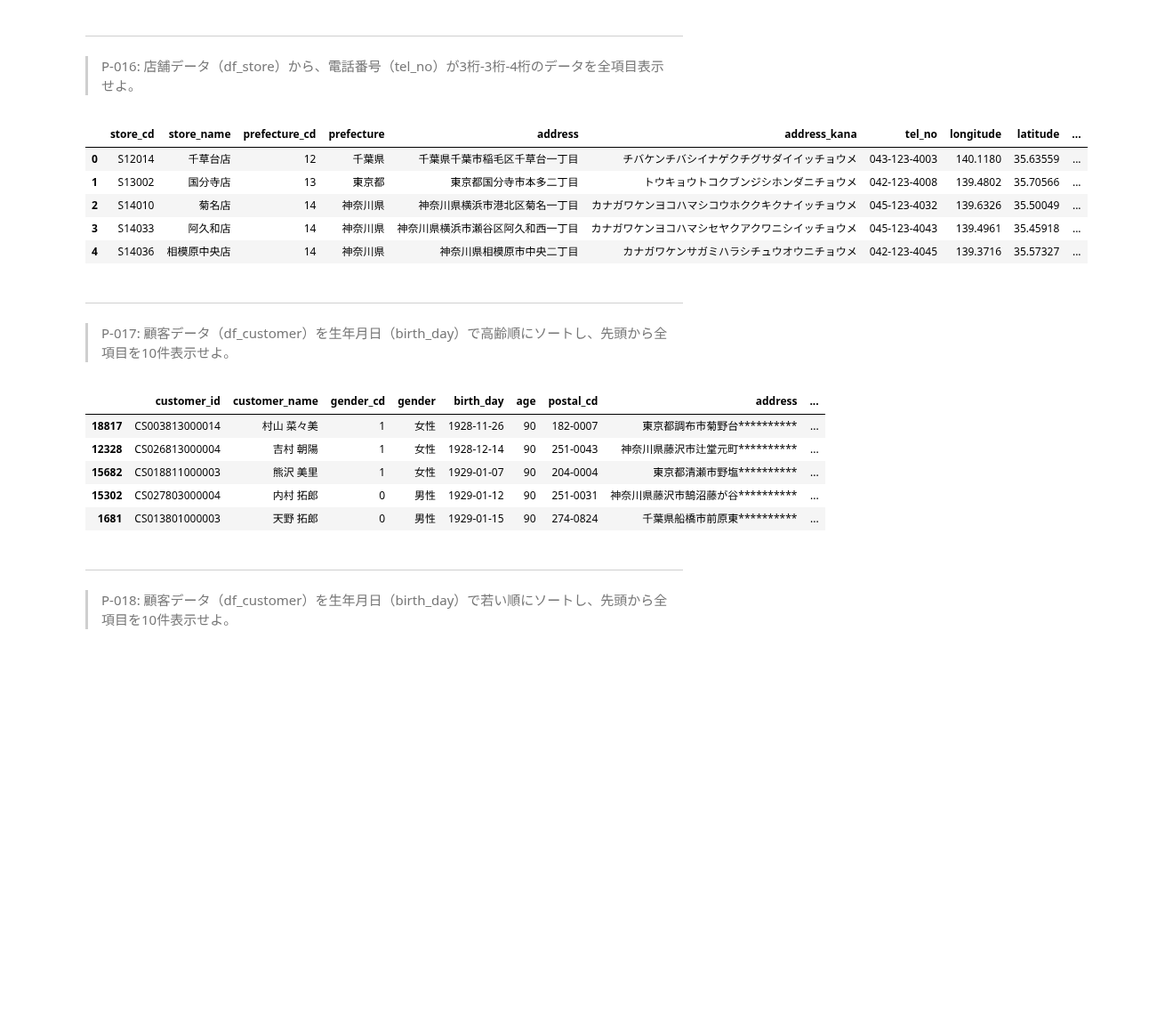
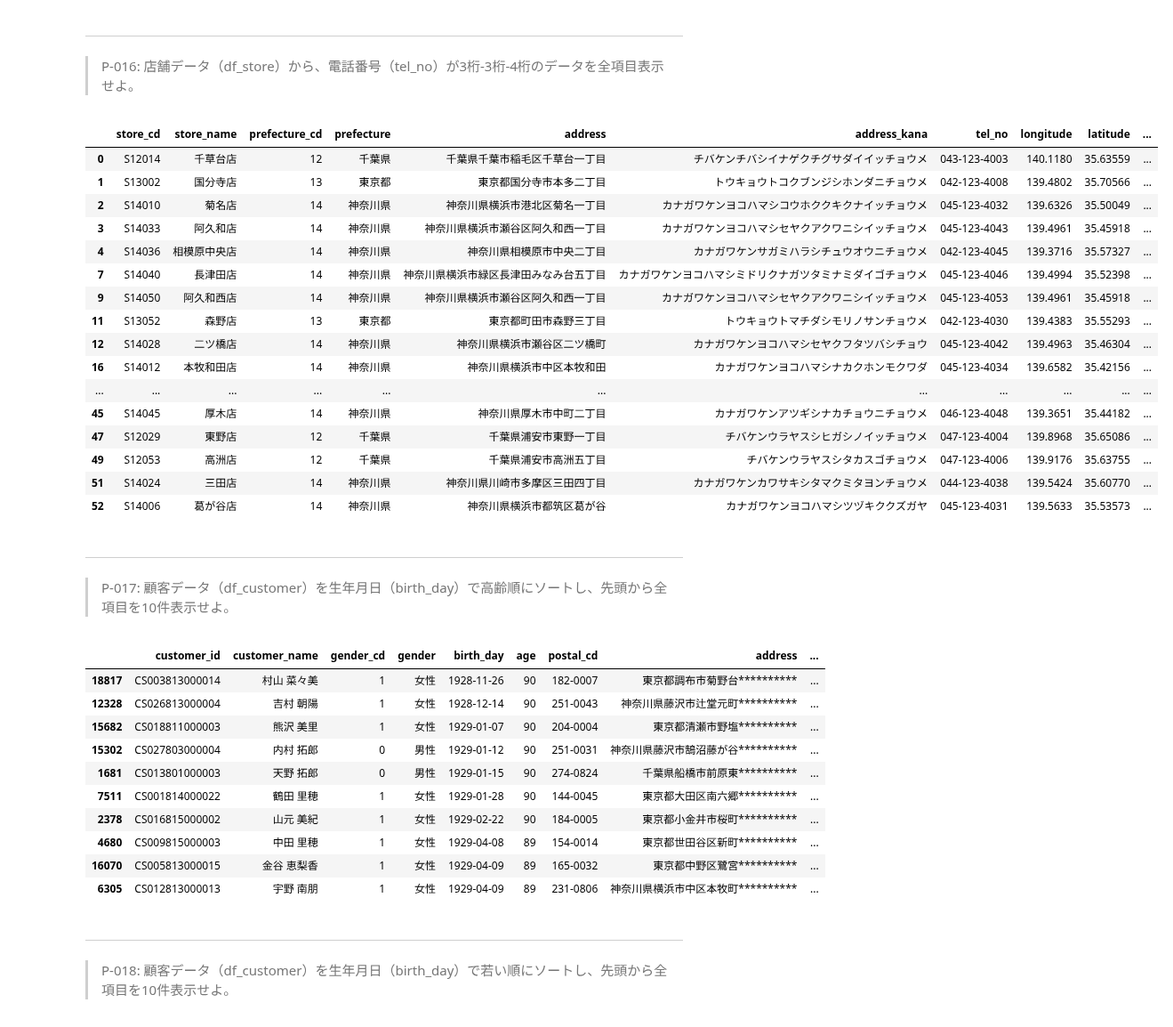
Before and after one commit to takunton/ds, a Jupyter notebook: work/ds_100/preprocess_knock_Python_Colab_ipynb.ipynb, the cells around one changed output. Shown at 89% size. Saved outputs shown, nothing was run; the diff lists cells and outputs as text; code cells hidden in the pictures; blank space fills up the shorter version.

```diff
--- a/work/ds_100/preprocess_knock_Python_Colab_ipynb.ipynb
+++ b/work/ds_100/preprocess_knock_Python_Colab_ipynb.ipynb
@@ -353,19 +336,30 @@ df_customer[df_customer['status_cd'].str.match('^[A-F].*[0-9]$')].head(10)
 ---
 > P-016: 店舗データ（df_store）から、電話番号（tel_no）が3桁-3桁-4桁のデータを全項目表示せよ。
 # %%
-df_store[df_store['tel_no'].str.match('[0-9]{3}-[0-9]{3}-[0-9]{4}')].head(5)
+df_store[df_store['tel_no'].str.match('[0-9]{3}-[0-9]{3}-[0-9]{4}')]
 # %% [output]
 |  | store_cd | store_name | prefecture_cd | prefecture | address | address_kana | tel_no | longitude | latitude | ... |
 | 0 | S12014 | 千草台店 | 12 | 千葉県 | 千葉県千葉市稲毛区千草台一丁目 | チバケンチバシイナゲクチグサダイイッチョウメ | 043-123-4003 | 140.1180 | 35.63559 | ... |
 | 1 | S13002 | 国分寺店 | 13 | 東京都 | 東京都国分寺市本多二丁目 | トウキョウトコクブンジシホンダニチョウメ | 042-123-4008 | 139.4802 | 35.70566 | ... |
 | 2 | S14010 | 菊名店 | 14 | 神奈川県 | 神奈川県横浜市港北区菊名一丁目 | カナガワケンヨコハマシコウホククキクナイッチョウメ | 045-123-4032 | 139.6326 | 35.50049 | ... |
 | 3 | S14033 | 阿久和店 | 14 | 神奈川県 | 神奈川県横浜市瀬谷区阿久和西一丁目 | カナガワケンヨコハマシセヤクアクワニシイッチョウメ | 045-123-4043 | 139.4961 | 35.45918 | ... |
 | 4 | S14036 | 相模原中央店 | 14 | 神奈川県 | 神奈川県相模原市中央二丁目 | カナガワケンサガミハラシチュウオウニチョウメ | 042-123-4045 | 139.3716 | 35.57327 | ... |
+| 7 | S14040 | 長津田店 | 14 | 神奈川県 | 神奈川県横浜市緑区長津田みなみ台五丁目 | カナガワケンヨコハマシミドリクナガツタミナミダイゴチョウメ | 045-123-4046 | 139.4994 | 35.52398 | ... |
+| 9 | S14050 | 阿久和西店 | 14 | 神奈川県 | 神奈川県横浜市瀬谷区阿久和西一丁目 | カナガワケンヨコハマシセヤクアクワニシイッチョウメ | 045-123-4053 | 139.4961 | 35.45918 | ... |
+| 11 | S13052 | 森野店 | 13 | 東京都 | 東京都町田市森野三丁目 | トウキョウトマチダシモリノサンチョウメ | 042-123-4030 | 139.4383 | 35.55293 | ... |
+| 12 | S14028 | 二ツ橋店 | 14 | 神奈川県 | 神奈川県横浜市瀬谷区二ツ橋町 | カナガワケンヨコハマシセヤクフタツバシチョウ | 045-123-4042 | 139.4963 | 35.46304 | ... |
+| 16 | S14012 | 本牧和田店 | 14 | 神奈川県 | 神奈川県横浜市中区本牧和田 | カナガワケンヨコハマシナカクホンモクワダ | 045-123-4034 | 139.6582 | 35.42156 | ... |
+| ... | ... | ... | ... | ... | ... | ... | ... | ... | ... | ... |
+| 45 | S14045 | 厚木店 | 14 | 神奈川県 | 神奈川県厚木市中町二丁目 | カナガワケンアツギシナカチョウニチョウメ | 046-123-4048 | 139.3651 | 35.44182 | ... |
+| 47 | S12029 | 東野店 | 12 | 千葉県 | 千葉県浦安市東野一丁目 | チバケンウラヤスシヒガシノイッチョウメ | 047-123-4004 | 139.8968 | 35.65086 | ... |
+| 49 | S12053 | 高洲店 | 12 | 千葉県 | 千葉県浦安市高洲五丁目 | チバケンウラヤスシタカスゴチョウメ | 047-123-4006 | 139.9176 | 35.63755 | ... |
+| 51 | S14024 | 三田店 | 14 | 神奈川県 | 神奈川県川崎市多摩区三田四丁目 | カナガワケンカワサキシタマクミタヨンチョウメ | 044-123-4038 | 139.5424 | 35.60770 | ... |
+| 52 | S14006 | 葛が谷店 | 14 | 神奈川県 | 神奈川県横浜市都筑区葛が谷 | カナガワケンヨコハマシツヅキククズガヤ | 045-123-4031 | 139.5633 | 35.53573 | ... |
 # %% [markdown]
 ---
 > P-017: 顧客データ（df_customer）を生年月日（birth_day）で高齢順にソートし、先頭から全項目を10件表示せよ。
 # %%
-df_customer.sort_values('birth_day').head(5)
+df_customer.sort_values('birth_day').head(10)
 # %% [output]
 |  | customer_id | customer_name | gender_cd | gender | birth_day | age | postal_cd | address | ... |
 | 18817 | CS003813000014 | 村山 菜々美 | 1 | 女性 | 1928-11-26 | 90 | 182-0007 | 東京都調布市菊野台********** | ... |
@@ -373,6 +367,11 @@ df_customer.sort_values('birth_day').head(5)
 | 15682 | CS018811000003 | 熊沢 美里 | 1 | 女性 | 1929-01-07 | 90 | 204-0004 | 東京都清瀬市野塩********** | ... |
 | 15302 | CS027803000004 | 内村 拓郎 | 0 | 男性 | 1929-01-12 | 90 | 251-0031 | 神奈川県藤沢市鵠沼藤が谷********** | ... |
 | 1681 | CS013801000003 | 天野 拓郎 | 0 | 男性 | 1929-01-15 | 90 | 274-0824 | 千葉県船橋市前原東********** | ... |
+| 7511 | CS001814000022 | 鶴田 里穂 | 1 | 女性 | 1929-01-28 | 90 | 144-0045 | 東京都大田区南六郷********** | ... |
+| 2378 | CS016815000002 | 山元 美紀 | 1 | 女性 | 1929-02-22 | 90 | 184-0005 | 東京都小金井市桜町********** | ... |
+| 4680 | CS009815000003 | 中田 里穂 | 1 | 女性 | 1929-04-08 | 89 | 154-0014 | 東京都世田谷区新町********** | ... |
+| 16070 | CS005813000015 | 金谷 恵梨香 | 1 | 女性 | 1929-04-09 | 89 | 165-0032 | 東京都中野区鷺宮********** | ... |
+| 6305 | CS012813000013 | 宇野 南朋 | 1 | 女性 | 1929-04-09 | 89 | 231-0806 | 神奈川県横浜市中区本牧町********** | ... |
 # %% [markdown]
 ---
 > P-018: 顧客データ（df_customer）を生年月日（birth_day）で若い順にソートし、先頭から全項目を10件表示せよ。
```
Also changed, not shown: parts of 9 cells of this notebook.
